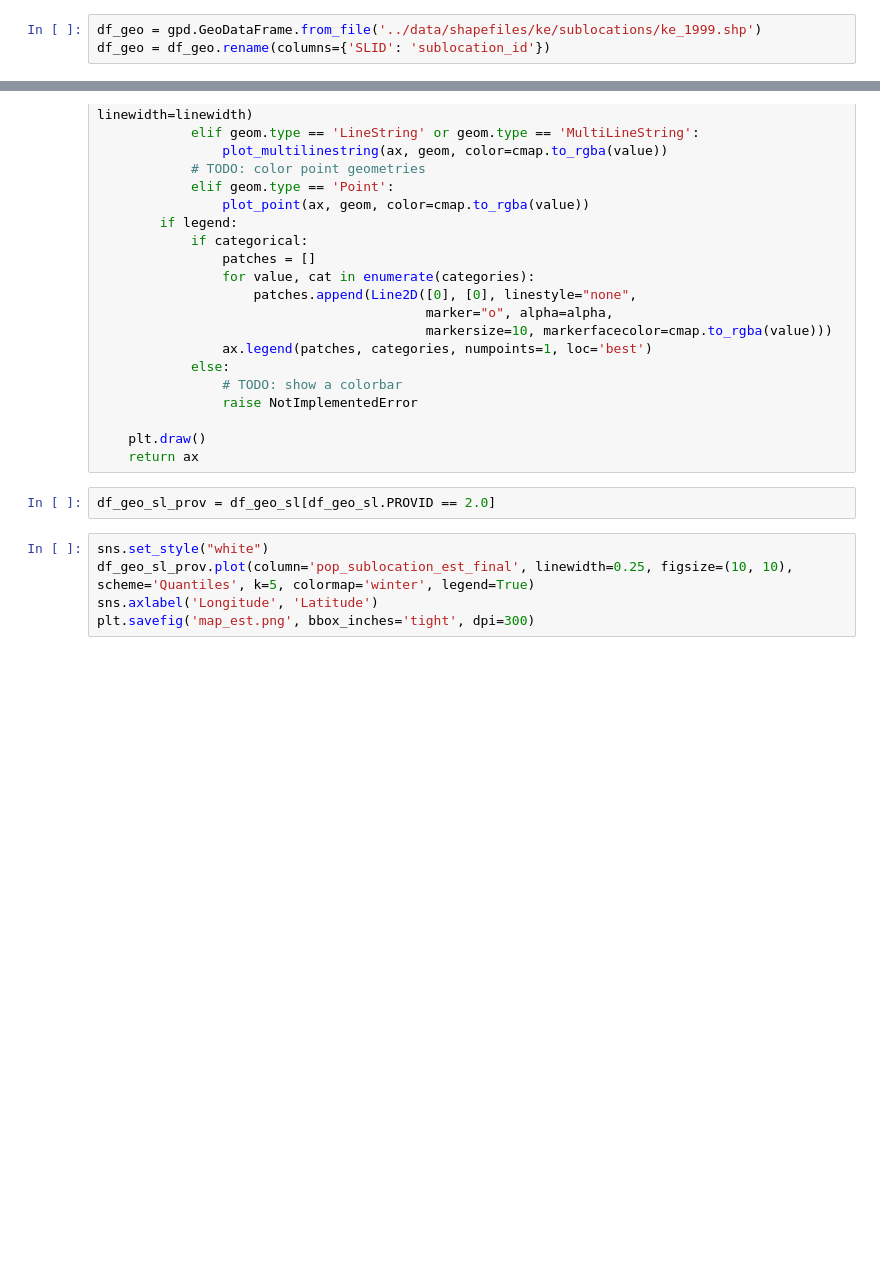
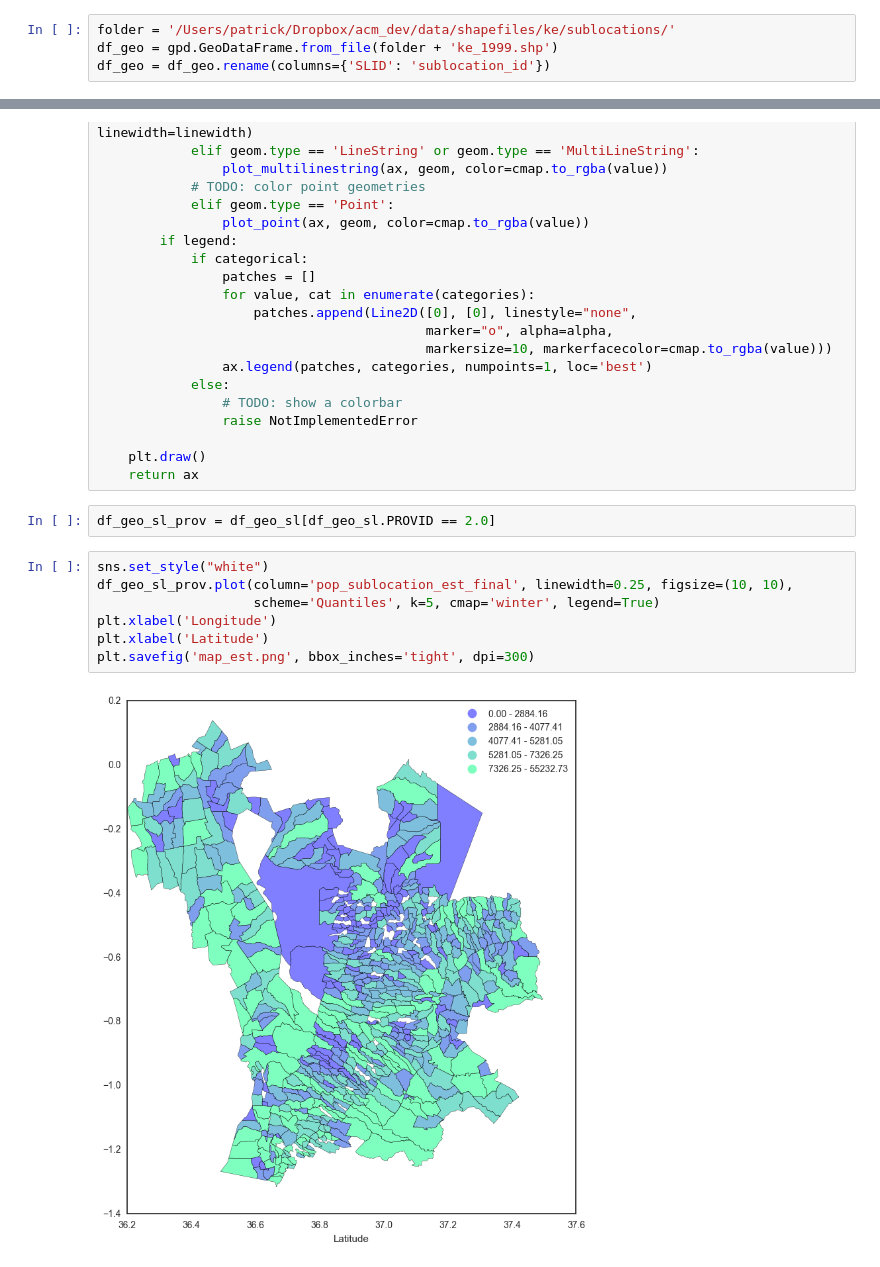
Before and after one commit to ArnholdInstitute/ACM-DEV, a Jupyter notebook: estimates.ipynb, the cells around one changed output, grey strips where cells are left out. Cells and saved outputs as stored; diff of their text form; blank space fills up the shorter version.

```diff
--- a/estimates.ipynb
+++ b/estimates.ipynb
@@ -112,7 +158,8 @@ Wow. Wow.
 # %% [markdown]
 ** Mapping **
 # %%
-df_geo = gpd.GeoDataFrame.from_file('../data/shapefiles/ke/sublocations/ke_1999.shp')
+folder = '/Users/patrick/Dropbox/acm_dev/data/shapefiles/ke/sublocations/'
+df_geo = gpd.GeoDataFrame.from_file(folder + 'ke_1999.shp')
 df_geo = df_geo.rename(columns={'SLID': 'sublocation_id'})
 # %%
 df_geo_sl = pd.merge(df_final, df_geo, on = 'sublocation_id', how = 'inner')
@@ -238,7 +293,11 @@ def plot_dataframe(s, column=None, colormap=None, alpha=0.5,
 df_geo_sl_prov = df_geo_sl[df_geo_sl.PROVID == 2.0]
 # %%
 sns.set_style("white")
-df_geo_sl_prov.plot(column='pop_sublocation_est_final', linewidth=0.25, figsize=(10, 10), scheme='Quantiles', k=5, colormap='winter', legend=True)
-sns.axlabel('Longitude', 'Latitude')
+df_geo_sl_prov.plot(column='pop_sublocation_est_final', linewidth=0.25, figsize=(10, 10),
+                    scheme='Quantiles', k=5, cmap='winter', legend=True)
+plt.xlabel('Longitude')
+plt.xlabel('Latitude')
 plt.savefig('map_est.png', bbox_inches='tight', dpi=300)
+# %% [output]
+[figure, added]
 # %%
```
Also changed, not shown: parts of 14 cells of this notebook, 4 other files.
